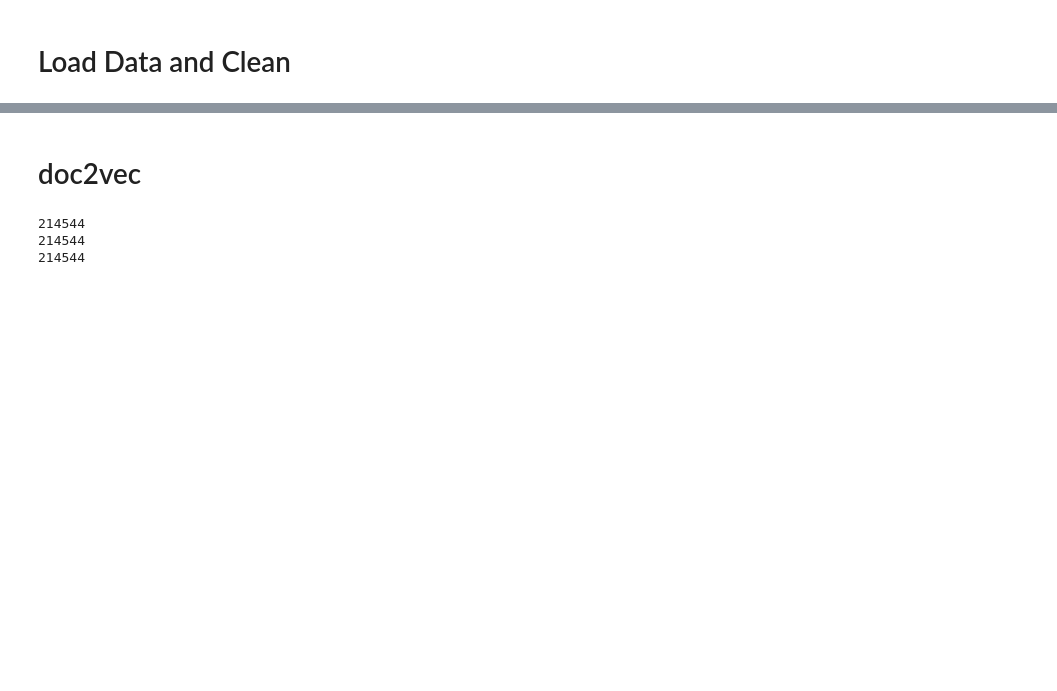
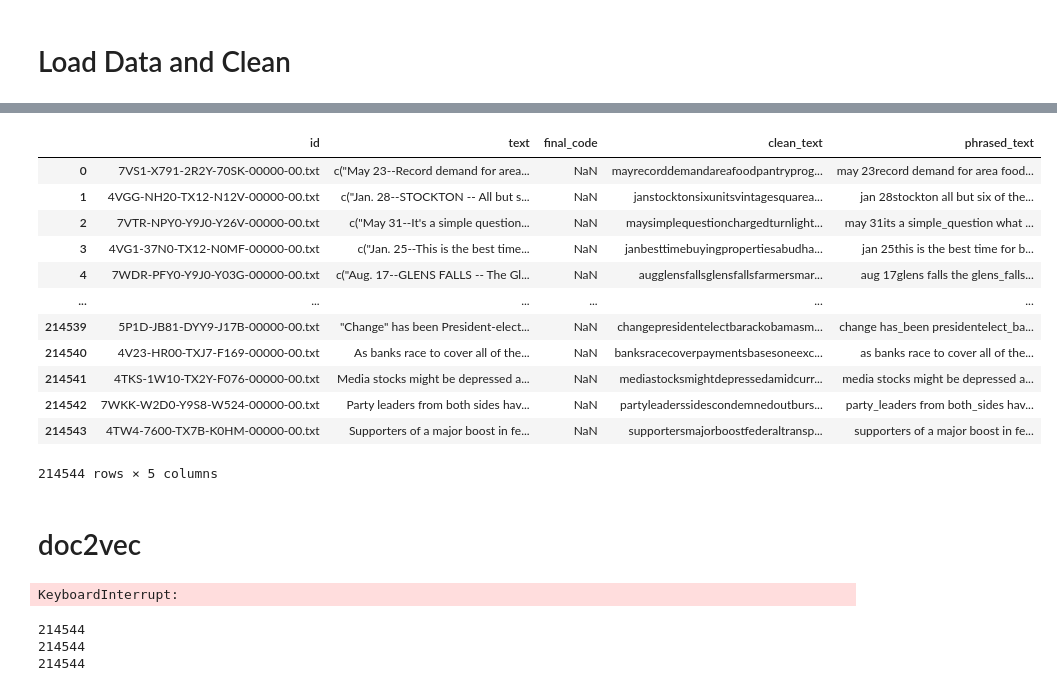
Before and after one commit to yucluo/forecast_downturn, a Jupyter notebook: codes/classfication_corpus.ipynb, the cells around one changed output, grey strips where cells are left out. Cells and saved outputs as stored; diff of their text form; code cells hidden in the pictures; blank space fills up the shorter version.

```diff
--- a/codes/classfication_corpus.ipynb
+++ b/codes/classfication_corpus.ipynb
@@ -47,20 +56,42 @@ from sklearn import svm
 # %%
 dat = pd.read_csv("all_text.csv")
 # %%
-# preprocessing (remove punctuation, numbers, lowercase)
+#### preprocessing -------------------------------
 punctuation_dictionary = {s:None for s in list(string.punctuation)}
 
 punctuation_translator = str.maketrans(punctuation_dictionary)
 
-def text_cleaner(text, punctuation_translator):
+stop_words = set(stopwords.words('english'))
+
+# (remove punctuation, numbers, lowercase, stop words)
+def text_cleaner_all(text, punctuation_translator):
     text = text.replace('c("', '')
     text = str(text).translate(punctuation_translator)
     text = text.lower()
     remove_digits = str.maketrans('', '', digits)
     text = text.translate(remove_digits)
+    word_tokens = word_tokenize(text)
+    filtered_text = [w for w in word_tokens if not w.lower() in stop_words]
+    text = ' '.join(filtered_text)
     return(text)
 
-dat["clean_text"] = dat["text"].apply(lambda x: text_cleaner(x, punctuation_translator))
+# (remove punctuation, lowercase, stop words)
+def text_cleaner_mod(text, punctuation_translator):
+    text = text.replace('c("', '')
+    text = str(text).translate(punctuation_translator)
+    text = text.lower()
+    word_tokens = word_tokenize(text)
+    filtered_text = [w for w in word_tokens if not w.lower() in stop_words]
+    text = ' '.join(filtered_text)
+    return(text)
+
+# (remove punctuation, lowercase)
+def text_cleaner_min(text, punctuation_translator):
+    text = text.replace('c("', '')
+    text = str(text).translate(punctuation_translator)
+    text = text.lower()
+    return(text)
+# dat["clean_text"] = dat["text"].apply(lambda x: text_cleaner(x, punctuation_translator))
 # %%
 # find phrases
 phrases1 = Phrases(map(lambda x: x.split(), dat["clean_text"].tolist())) #bigram
@@ -85,3 +100,19 @@ dat["phrased_text"] = dat["clean_text"].apply(lambda x: " ".join(phrases2[phrase
+# %%
+dat
+# %% [output]
+|  | id | text | final_code | clean_text | phrased_text |
+| 0 | 7VS1-X791-2R2Y-70SK-00000-00.txt | c("May 23--Record demand for area... | NaN | mayrecorddemandareafoodpantryprog... | may 23record demand for area food... |
+| 1 | 4VGG-NH20-TX12-N12V-00000-00.txt | c("Jan. 28--STOCKTON -- All but s... | NaN | janstocktonsixunitsvintagesquarea... | jan 28stockton all but six of the... |
+| 2 | 7VTR-NPY0-Y9J0-Y26V-00000-00.txt | c("May 31--It's a simple question... | NaN | maysimplequestionchargedturnlight... | may 31its a simple_question what ... |
+| 3 | 4VG1-37N0-TX12-N0MF-00000-00.txt | c("Jan. 25--This is the best time... | NaN | janbesttimebuyingpropertiesabudha... | jan 25this is the best time for b... |
+| 4 | 7WDR-PFY0-Y9J0-Y03G-00000-00.txt | c("Aug. 17--GLENS FALLS -- The Gl... | NaN | augglensfallsglensfallsfarmersmar... | aug 17glens falls the glens_falls... |
+| ... | ... | ... | ... | ... | ... |
+| 214539 | 5P1D-JB81-DYY9-J17B-00000-00.txt | "Change" has been President-elect... | NaN | changepresidentelectbarackobamasm... | change has_been presidentelect_ba... |
+| 214540 | 4V23-HR00-TXJ7-F169-00000-00.txt | As banks race to cover all of the... | NaN | banksracecoverpaymentsbasesoneexc... | as banks race to cover all of the... |
+| 214541 | 4TKS-1W10-TX2Y-F076-00000-00.txt | Media stocks might be depressed a... | NaN | mediastocksmightdepressedamidcurr... | media stocks might be depressed a... |
+| 214542 | 7WKK-W2D0-Y9S8-W524-00000-00.txt | Party leaders from both sides hav... | NaN | partyleaderssidescondemnedoutburs... | party_leaders from both_sides hav... |
+| 214543 | 4TW4-7600-TX7B-K0HM-00000-00.txt | Supporters of a major boost in fe... | NaN | supportersmajorboostfederaltransp... | supporters of a major boost in fe... |
+214544 rows × 5 columns
 # %% [markdown]
 # doc2vec
 # %%
@@ -98,6 +129,8 @@ class Sentences(object):
 
 ## Train and save models
 model = Doc2Vec(Sentences(docs), vector_size=100, window=10, min_count=100, negative=10, epochs=10, dm=0, dbow_words=1)
+# %% [output]
+KeyboardInterrupt:
 # %%
 print(len(model.docvecs))
 model.save("doc2vec_wordvecs.model")
```
Also changed, not shown: parts of 8 cells of this notebook.
